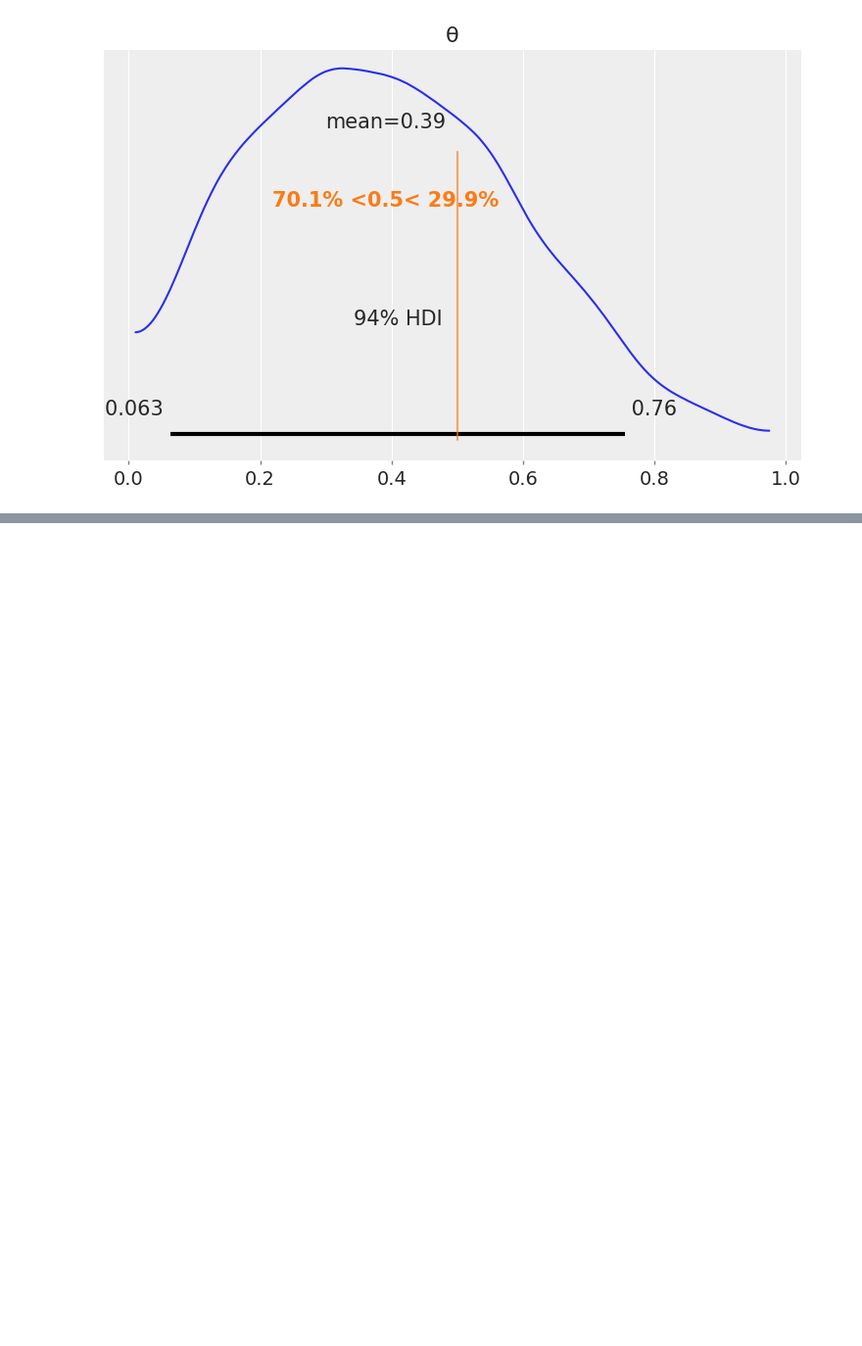
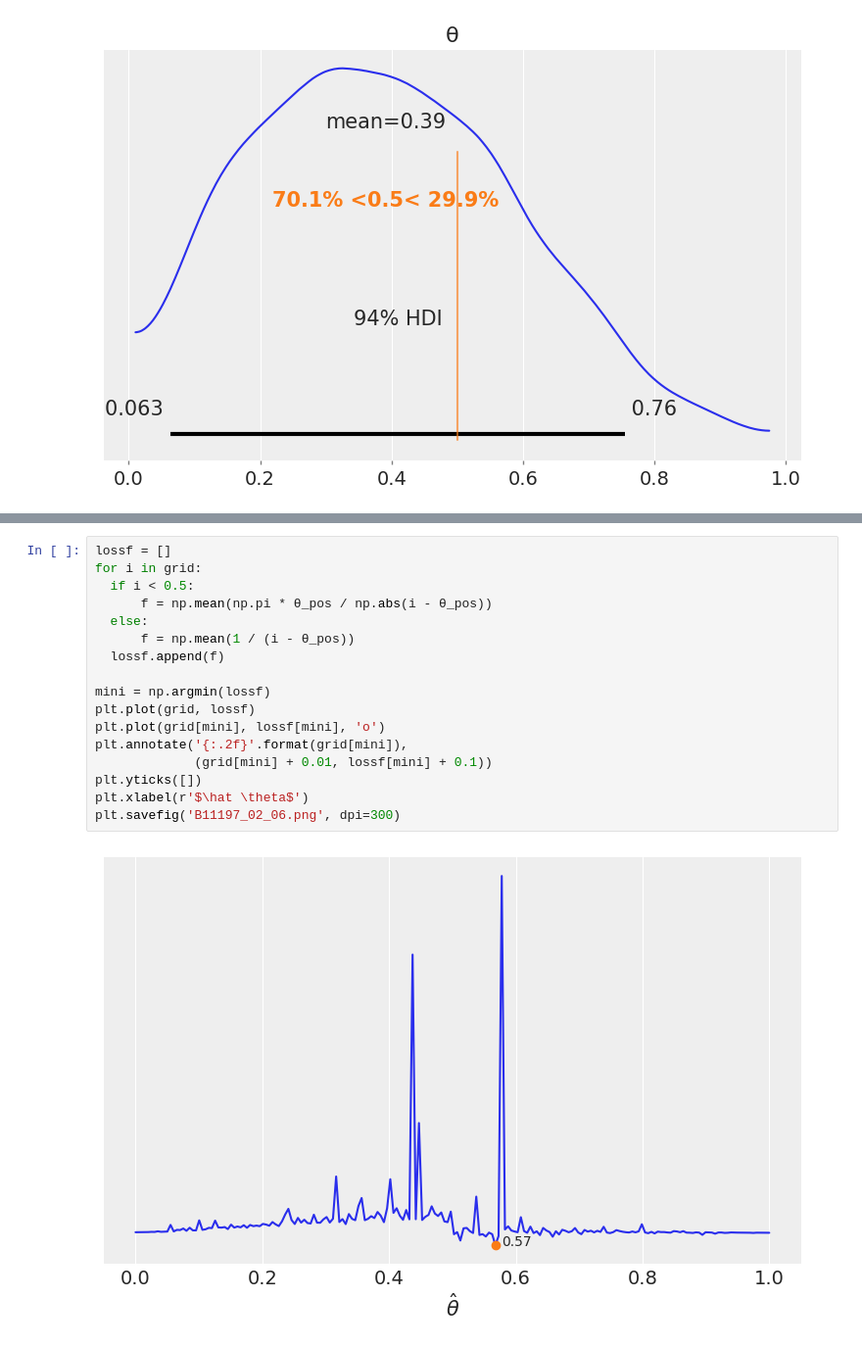
Before and after one commit to rahiakela/probabilistic-programming-practice, a Jupyter notebook: bayesian-analysis-with-python/2-programming-probabilistically/1_pymc3_primer.ipynb, the cells around one changed output, grey strips where cells are left out. Shown at 98% size. Drawn from its saved outputs; the diff is of its cells as text; blank space fills up the shorter version.

```diff
--- a/bayesian-analysis-with-python/2-programming-probabilistically/1_pymc3_primer.ipynb
+++ b/bayesian-analysis-with-python/2-programming-probabilistically/1_pymc3_primer.ipynb
@@ -142,0 +206,19 @@ az.plot_posterior(trace, ref_val=0.5)
+# %%
+lossf = []
+for i in grid:
+  if i < 0.5:
+      f = np.mean(np.pi * θ_pos / np.abs(i - θ_pos))
+  else:
+      f = np.mean(1 / (i - θ_pos))
+  lossf.append(f)
+
+mini = np.argmin(lossf)
+plt.plot(grid, lossf)
+plt.plot(grid[mini], lossf[mini], 'o')
+plt.annotate('{:.2f}'.format(grid[mini]),
+             (grid[mini] + 0.01, lossf[mini] + 0.1))
+plt.yticks([])
+plt.xlabel(r'$\hat \theta$')
+plt.savefig('B11197_02_06.png', dpi=300)
+# %% [output]
+[figure, added]
```
Also changed, not shown: parts of 6 cells of this notebook.
